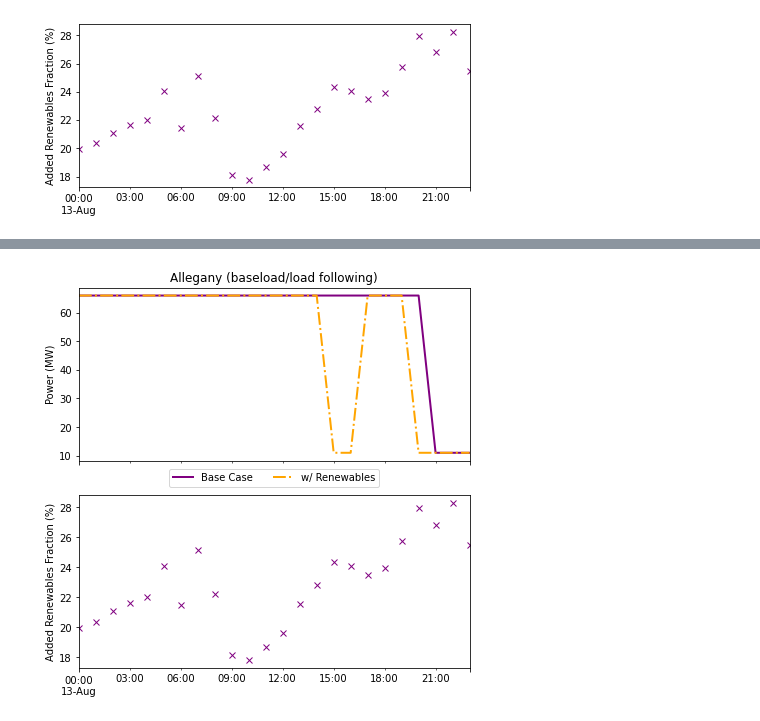
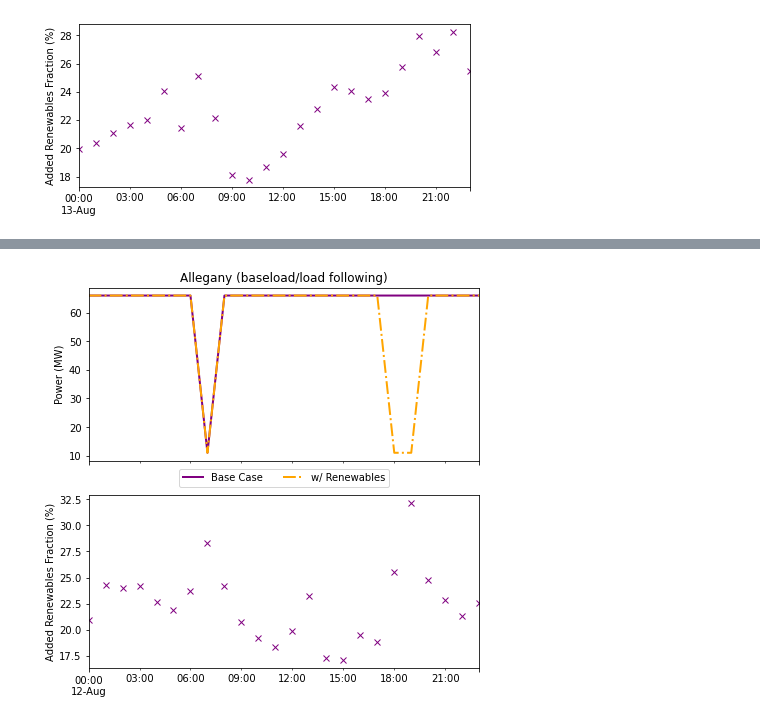
Before and after one commit to jeffreysward/cmaqpy, a Jupyter notebook: notebooks/Vis renewable fraction dev.ipynb, the cells around one changed output, grey strips where cells are left out. Cells and saved outputs as stored; diff of their text form; code cells hidden in the pictures.

```diff
--- a/notebooks/Vis renewable fraction dev.ipynb
+++ b/notebooks/Vis renewable fraction dev.ipynb
@@ -91,8 +70,0 @@ change_df1
-# %%
-change_df1 = pd.concat([ed_gen_base.loc[2,pd.Timestamp(f'{date} 00'):pd.Timestamp(f'{date} 23')], ed_gen.loc[2,pd.Timestamp(f'{date} 00'):pd.Timestamp(f'{date} 23')]], axis=1)
-change_df1.columns = ['Base Case', 'w/ Renewables']
-# Converting the index as date
-change_df1.index = pd.to_datetime(change_df1.index)
-
-_, (ax1, ax2) = plt.subplots(nrows=2, ncols=1, sharex=True, figsize=(7,7))
-change_df1.plot(color=['purple','orange'], linewidth=2, style=['-','-.'], ax=ax1)
@@ -134,9 +103,9 @@ def gen_and_ren_frac(gen_idx, gen_df1, gen_df2, ren_frac_df, date=None, column_n
     else:
         plt.show()
 # %%
-gen_and_ren_frac(2, ed_gen_base, ed_gen, ren_frac, date='2016-08-13', column_names=['Base Case', 'w/ Renewables'],
+gen_and_ren_frac(2, ed_gen_base, ed_gen, ren_frac, date='2016-08-12', column_names=['Base Case', 'w/ Renewables'],
                figsize=(7,7), colors=['purple','orange'], linewidth=2, linestyles=['-','-.'],
                titlestr1='(baseload/load following)', ylabelstr1='Power (MW)', ylabelstr2='Added Renewables Fraction (%)',
                savefig=True, outfile_pfix='../cmaqpy/data/plots/gen_ren_frac_')
 # %% [output]
-[figure, old version]
+[figure, new version]
```
Also changed, not shown: parts of 3 cells of this notebook, 5 other files.
